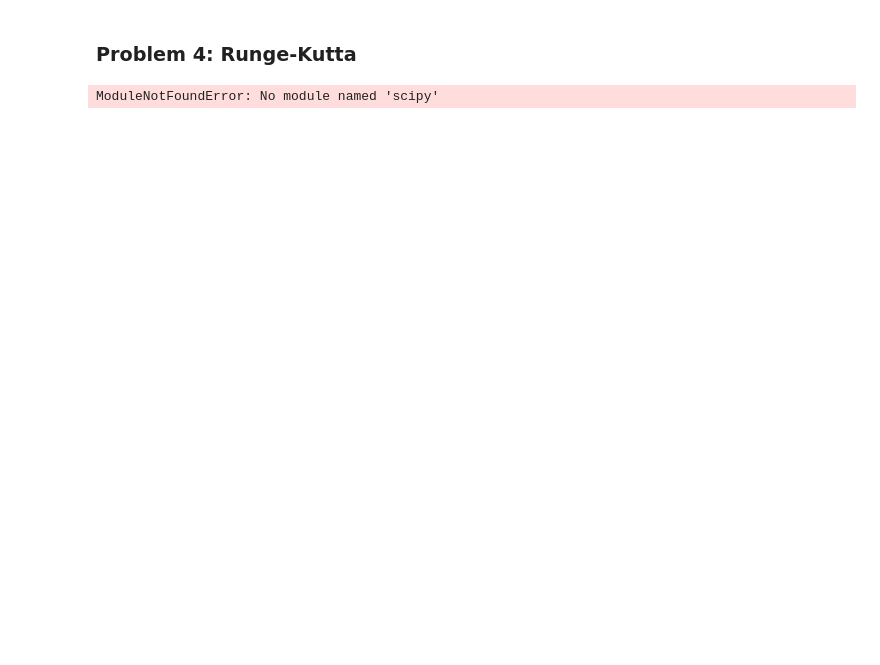
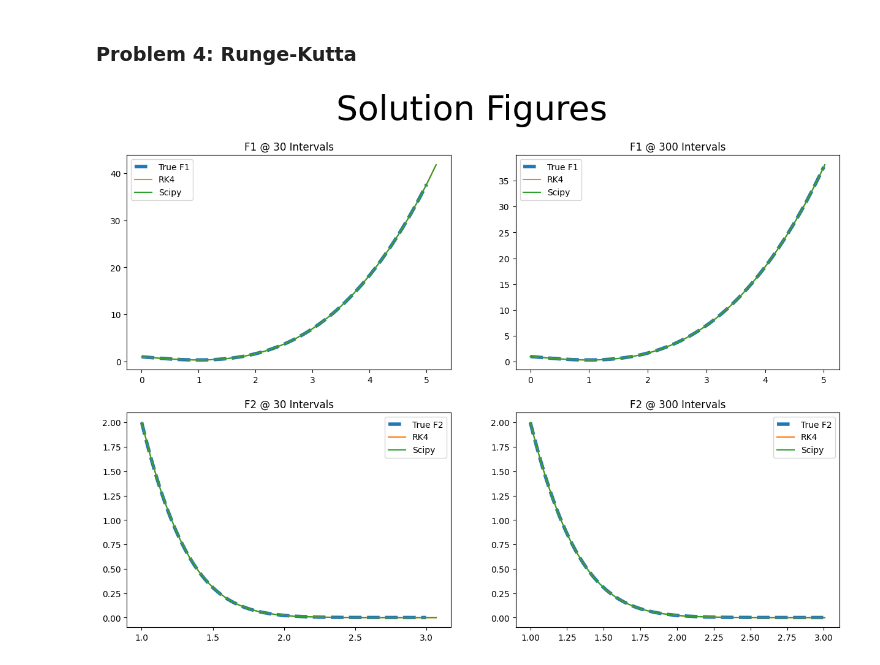
Before and after one commit to h-e-t/AERO222, a Jupyter notebook: HW5/TruebaHW5.ipynb, the cells around one changed output. Drawn from its saved outputs; the diff is of its cells as text; code cells hidden in the pictures; blank space fills up the shorter version.

```diff
--- a/HW5/TruebaHW5.ipynb
+++ b/HW5/TruebaHW5.ipynb
@@ -371,7 +382,7 @@ from scipy.integrate import solve_ivp as sivp
 
 def RK4(f,IC,h,a,b):
   # Evenly-spaced time array
-  t = np.arange(a,b+h,h)[:-1]
+  t = np.arange(a,b+h*1.000001,h)
 
   # Initialize solution
   y = np.zeros_like(t)
@@ -386,8 +397,6 @@ def RK4(f,IC,h,a,b):
 
   return [t,y]
 
-
-Solutions = 0
 h130 = 5/30
 h1300 = 5/300
 
@@ -403,50 +412,50 @@ RK_230 = RK4(ODE2,2,h230,1,3)[1]
 RK_2300 = RK4(ODE2,2,h2300,1,3)[1]
 
 # scipy1 solutions
-sol130 = sivp(ODE1, (0,5),[1], t_eval= np.arange(0,5,h130)).y[0]
-sol1300 = sivp(ODE1, (0,5+h1300),[1], t_eval= np.arange(0,5+h1300,h1300)).y[0]
+sol130 = sivp(ODE1, (0,5 + h130),[1], t_eval= np.arange(0, 5 + h130,h130), max_step = 30).y[0]
+sol1300 = sivp(ODE1, (0,5 + h1300*1.000001),[1], t_eval= np.arange(0,5 + h1300*1.000001,h1300), max_step = 300).y[0]
 
 # scipy2 solutions
-sol230 = sivp(ODE2, (1,3),[2], t_eval = np.arange(1,3,h230) ).y[0]
-sol2300 = sivp(ODE2, (1,3),[2], t_eval = np.arange(1,3,h2300) ).y[0]
+sol230 = sivp(ODE2, (1,3 + h230),[2], t_eval = np.arange(1,3 + h230, h230) ).y[0]
+sol2300 = sivp(ODE2, (1,3+h2300*1.0000001),[2], t_eval = np.arange(1,3+h2300*1.000001,h2300) ).y[0]
 
 SolFig, SolPlots = plt.subplots(2,2)
 
 SolFig.suptitle('Solution Figures')
 
 SolPlots[0][0].set_title('F1 @ 30 Intervals')
 SolPlots[0][0].plot(ODE1xlist, ODE1Real, '--', linewidth = 4, label='True F1')
-SolPlots[0][0].plot(xlist130[:-1], RK_130[:-1], label = 'RK4')
-SolPlots[0][0].plot(xlist130[:-1], sol130, label = 'Scipy')
+SolPlots[0][0].plot(xlist130, RK_130, label = 'RK4')
+SolPlots[0][0].plot(xlist130, sol130, label = 'Scipy')
 
 SolPlots[0][0].legend()
 
 SolPlots[0][1].set_title('F1 @ 300 Intervals')
 SolPlots[0][1].plot(ODE1xlist, ODE1Real, '--', linewidth = 4, label='True F1')
-SolPlots[0][1].plot(xlist1300[:-1], RK_1300, label = 'RK4')
+SolPlots[0][1].plot(xlist1300, RK_1300, label = 'RK4')
 SolPlots[0][1].plot(xlist1300, sol1300, label = 'Scipy')
 
 SolPlots[0][1].legend()
 
 SolPlots[1][0].set_title('F2 @ 30 Intervals')
 SolPlots[1][0].plot(ODE2xlist, ODE2Real, '--', linewidth = 4, label='True F2')
 SolPlots[1][0].plot(xlist230, RK_230, label = 'RK4')
-SolPlots[1][0].plot(xlist230[:-1], sol230, label = 'Scipy')
+SolPlots[1][0].plot(xlist230, sol230, label = 'Scipy')
 SolPlots[1][0].legend()
 
 SolPlots[1][1].set_title('F2 @ 300 Intervals')
 SolPlots[1][1].plot(ODE2xlist, ODE2Real, '--', linewidth = 4, label='True F2')
-SolPlots[1][1].plot(xlist2300[:-1], RK_2300, label = 'RK4')
-SolPlots[1][1].plot(xlist2300[:-1], sol2300, label = 'Scipy')
+SolPlots[1][1].plot(xlist2300, RK_2300, label = 'RK4')
+SolPlots[1][1].plot(xlist2300, sol2300, label = 'Scipy')
 SolPlots[1][1].legend()
 
 
 SolFig.set_figwidth(15, True)
 SolFig.set_figheight(10, True)
 plt.rc('figure', titlesize=40)
 plt.show()
 # %% [output]
-ModuleNotFoundError: No module named 'scipy'
+[figure, added]
 # %%
 # RK1 ERRORS
 rk130E = abs(ODE1True_30-RK_130)
```
Also changed, not shown: parts of 5 cells of this notebook.
